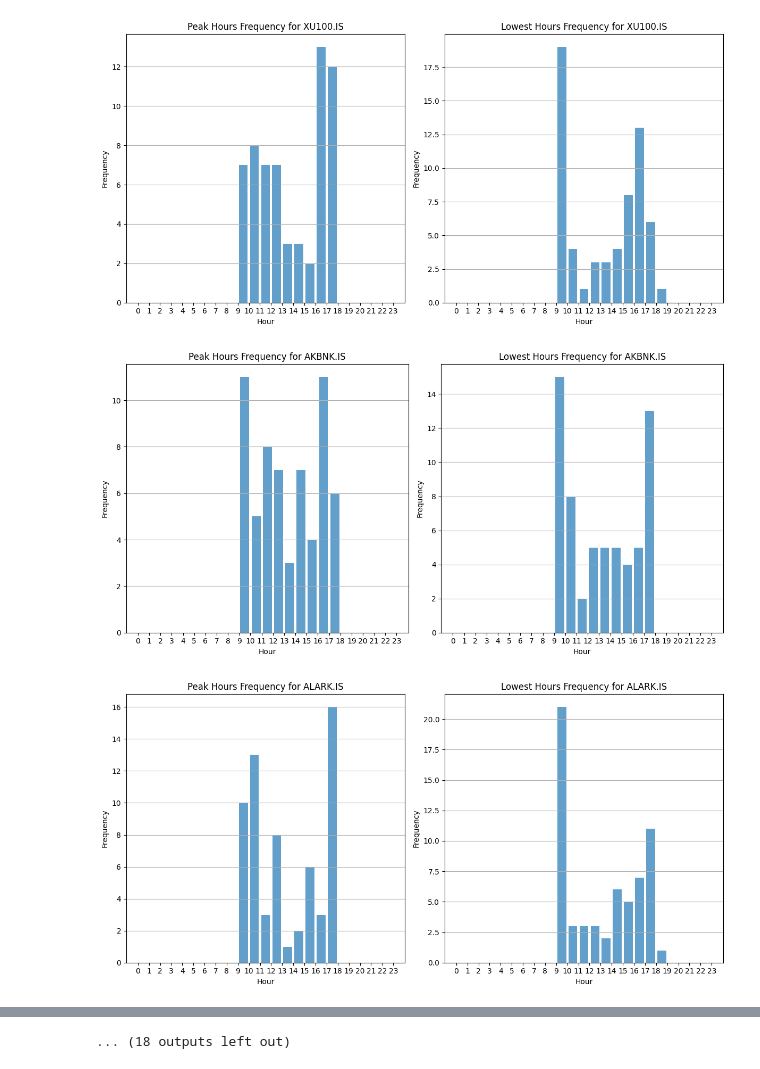
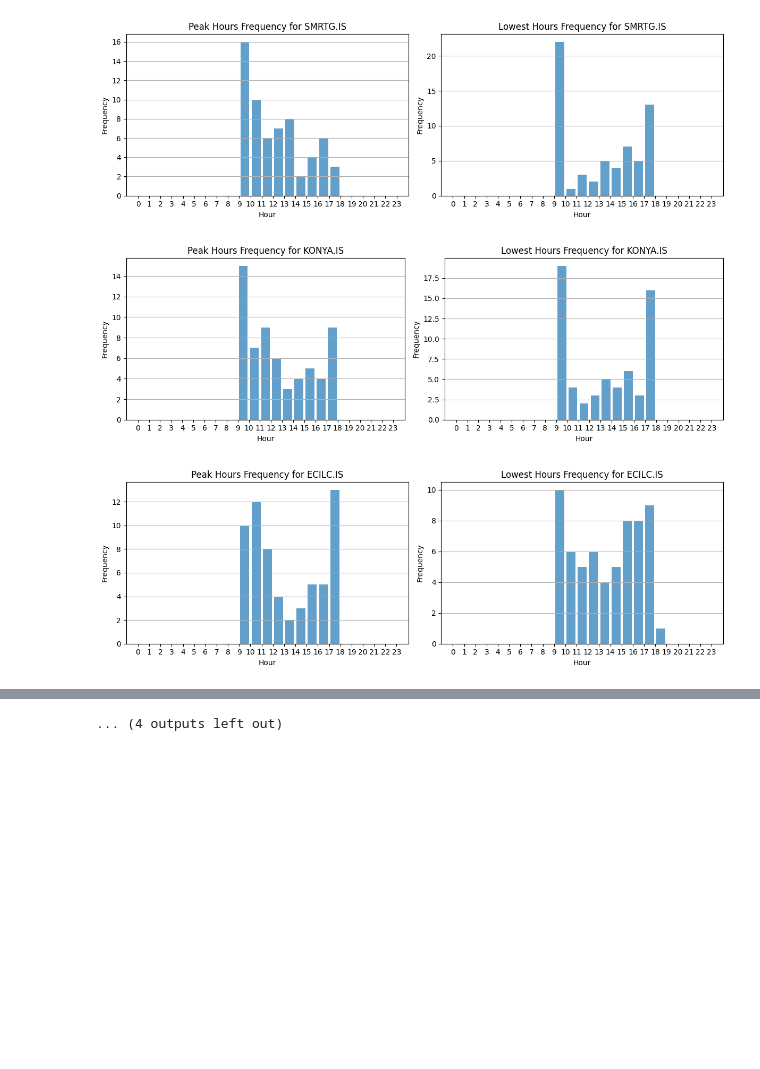
Before and after one commit to MarkovMarkowitz/MarkovMarkowitz, a Jupyter notebook: ON4_RapidAPI_Hourly_Histogram_v2.ipynb, the cells around one changed output, grey strips where cells are left out. Saved outputs shown, nothing was run; the diff lists cells and outputs as text; code cells hidden in the pictures; blank space fills up the shorter version.

```diff
--- a/ON4_RapidAPI_Hourly_Histogram_v2.ipynb
+++ b/ON4_RapidAPI_Hourly_Histogram_v2.ipynb
@@ -117,7 +117,7 @@ def PlotHistogramOf(ticker):
     import matplotlib.pyplot as plt
 
     # Create histograms for peak hours and lowest hours
-    plt.figure(figsize=(12, 6))
+    plt.figure(figsize=(12, 4))
 
     # Histogram for peak hours
     plt.subplot(1, 2, 1)
@@ -143,13 +143,18 @@ def PlotHistogramOf(ticker):
     # Show the histograms
     plt.show()
 # %%
+
+BEST30 =["SMRTG", "KONYA","ECILC","KOZAA","ECZYT","ALARK","GSDHO",
+         "ENKAI","TCELL","GENIL","TAVHL",
+         "ARCLK","VESBE","KORDS","TKFEN","SNGYO"]
+
 BIST30 = ["XU100","AKBNK","ALARK","ARCLK","ASELS","BIMAS","EKGYO","ENKAI","EREGL","FROTO","GARAN",
           "GUBRF","HEKTS","ISCTR","KOZAA","KOZAL","KRDMD","ODAS","PETKM","PGSUS","SAHOL","SASA",
           "SISE","TAVHL","TCELL","THYAO","TOASO","TUPRS","YKBNK","EUPWR"]
 
-for ticker in BIST30:
+for ticker in BEST30:
   PlotHistogramOf(ticker + ".IS")
 # %% [output]
-[figure, old version]
+[figure, new version]
-[figure, old version]
+[figure, new version]
-[figure, old version]
+[figure, new version]
@@ -165,4 +170,4 @@ for ticker in BIST30:
-... (18 outputs left out)
+... (4 outputs left out)
 # %%
 # ///////////////////////////////////////////////////////////
 # FUNCTIONS FOR ALPHA VANTAGE
```
Also changed, not shown: parts of 1 cell of this notebook.
